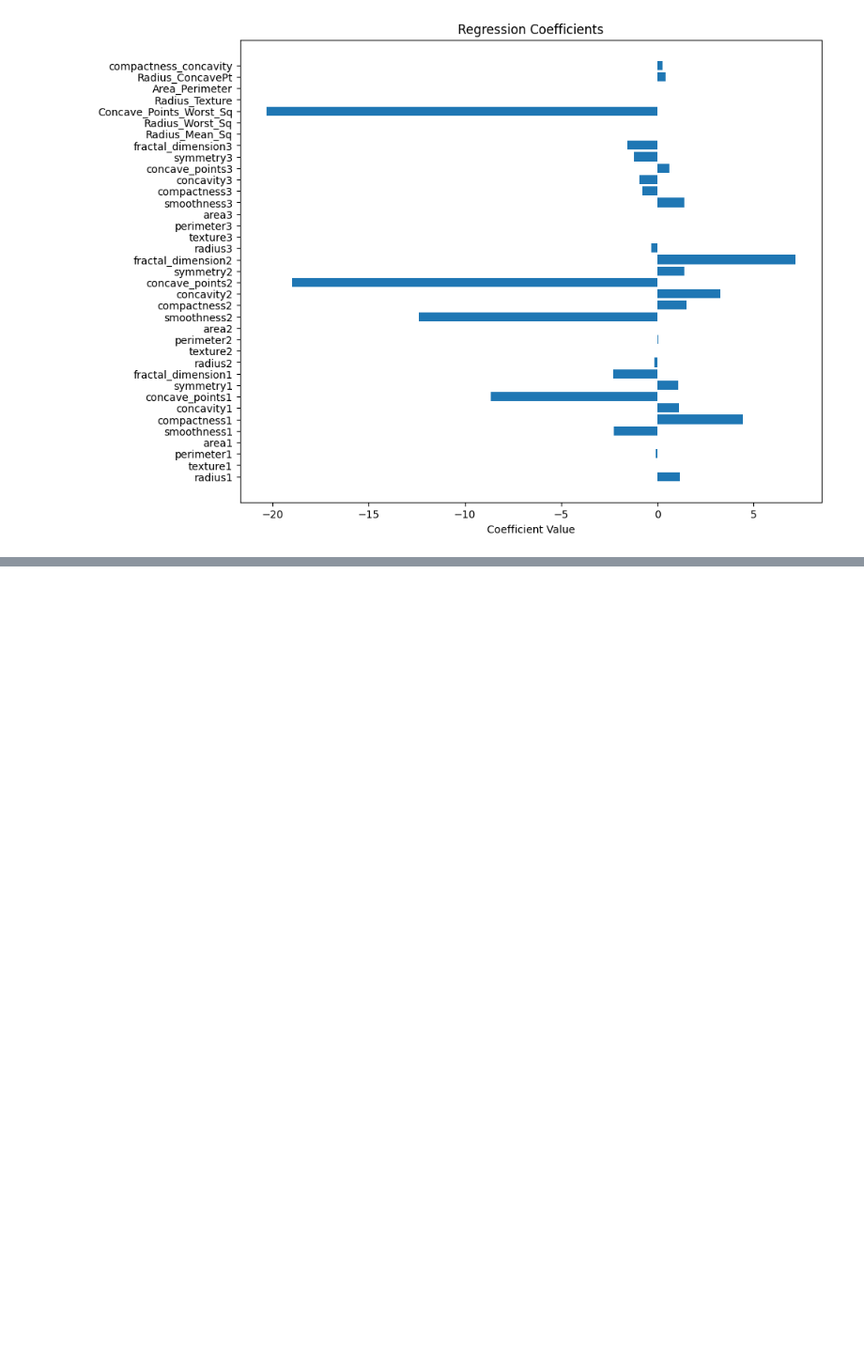
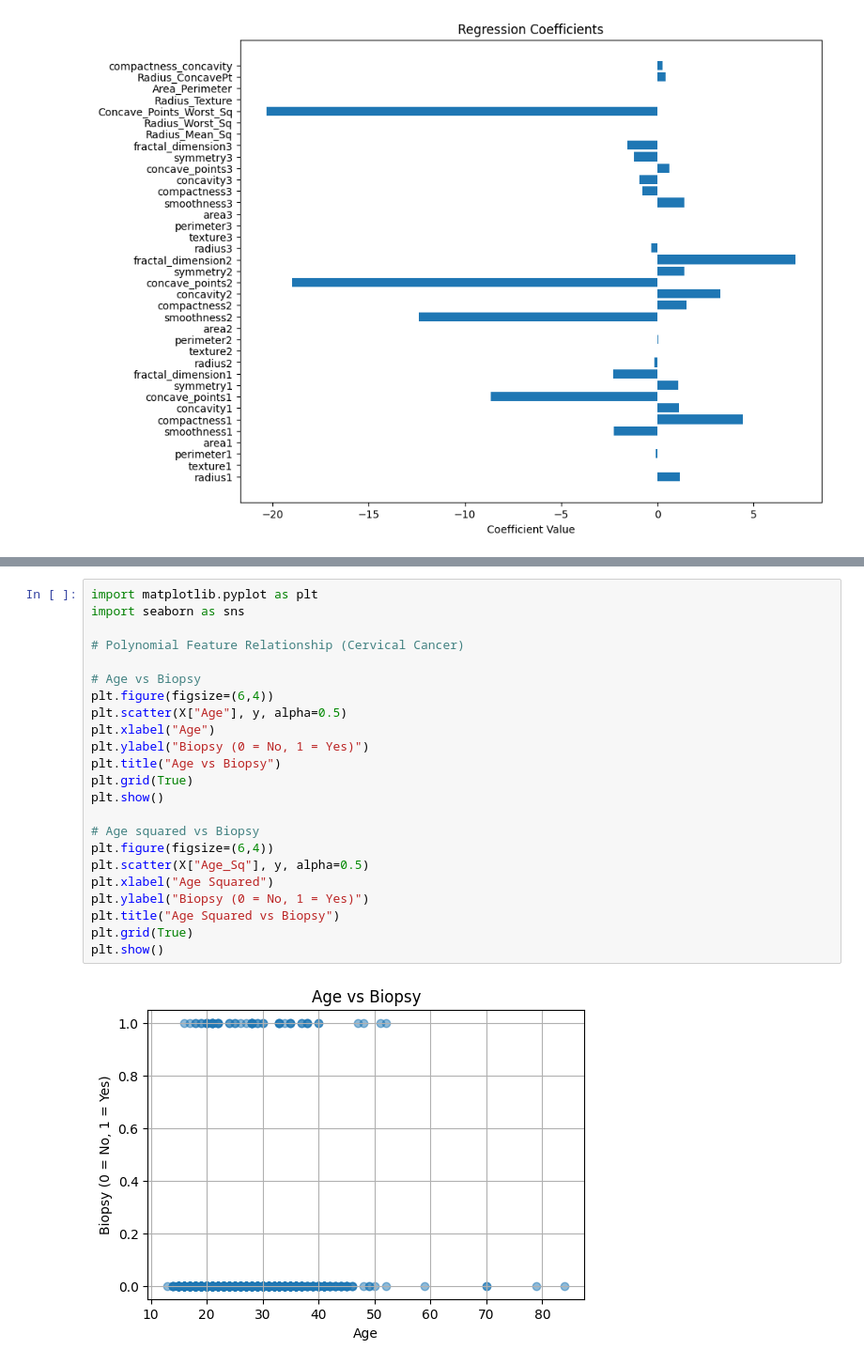
Before and after one commit to Jbaner/OMDSModC_Capstone_Project, a Jupyter notebook: OMDS_ModC_Week1_Banerjee_Jayeeta.ipynb, the cells around one changed output, grey strips where cells are left out. Shown at 94% size. Drawn from its saved outputs; the diff is of its cells as text; blank space fills up the shorter version.

```diff
--- a/OMDS_ModC_Week1_Banerjee_Jayeeta.ipynb
+++ b/OMDS_ModC_Week1_Banerjee_Jayeeta.ipynb
@@ -144,0 +332,25 @@ plt.show()
+# %%
+import matplotlib.pyplot as plt
+import seaborn as sns
+
+# Polynomial Feature Relationship (Cervical Cancer)
+
+# Age vs Biopsy
+plt.figure(figsize=(6,4))
+plt.scatter(X["Age"], y, alpha=0.5)
+plt.xlabel("Age")
+plt.ylabel("Biopsy (0 = No, 1 = Yes)")
+plt.title("Age vs Biopsy")
+plt.grid(True)
+plt.show()
+
+# Age squared vs Biopsy
+plt.figure(figsize=(6,4))
+plt.scatter(X["Age_Sq"], y, alpha=0.5)
+plt.xlabel("Age Squared")
+plt.ylabel("Biopsy (0 = No, 1 = Yes)")
+plt.title("Age Squared vs Biopsy")
+plt.grid(True)
+plt.show()
+# %% [output]
+[figure, added]
```
Also changed, not shown: parts of 7 cells of this notebook.
